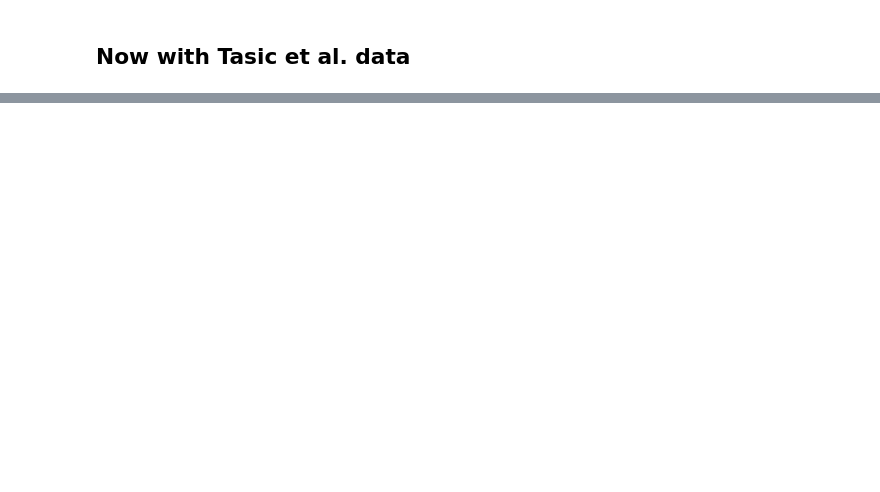
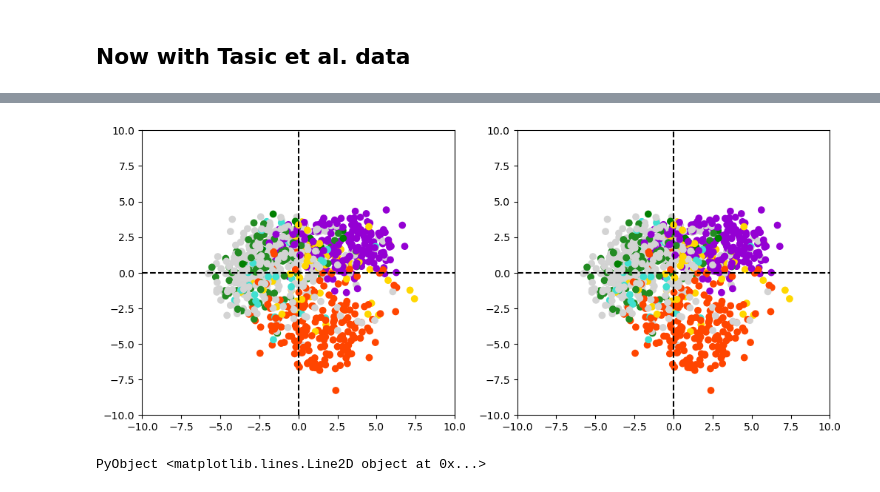
Before and after one commit to ssehztirom/patternextractor.jl, a Jupyter notebook: LogLinearModelingEvaluation.ipynb, the cells around one changed output, grey strips where cells are left out. Saved outputs shown, nothing was run; the diff lists cells and outputs as text; code cells hidden in the pictures; blank space fills up the shorter version.

```diff
--- a/LogLinearModelingEvaluation.ipynb
+++ b/LogLinearModelingEvaluation.ipynb
@@ -674,0 +954,2 @@ ax[4].axvline(x = 0.0,c="black",linestyle="--")
+# %%
+yhat = annotatesamplesbypattern(x01,xsbin[1:1000,:],res[2],y)
@@ -674,0 +976,2 @@ ax[4].axvline(x = 0.0,c="black",linestyle="--")
+# %%
+pcs = prcomps(xsbin[1:1000,:])[:,1:2]
@@ -674,0 +996,18 @@ ax[4].axvline(x = 0.0,c="black",linestyle="--")
+# %%
+md = Dict(
+    "L4"    => "turquoise",
+  "Vip"   => "darkviolet",
+  "Sst"   => "gold",
+  "L5a"   => "forestgreen",
+  "Pvalb" => "orangered",
+  "L2"    => "green",
+  "L5b"   => "lightgrey",
+  "Smad3" => "lightgrey",
+  "Igtp"  => "lightgrey",
+  "L6b"   => "lightgrey",
+  "L2/3"  => "lightgrey",
+  "L6a"   => "lightgrey",
+  "Sncg"  => "lightgrey",
+  "Ndnf"  => "lightgrey",
+  "L5"    => "lightgrey"
+)
@@ -674,0 +1051,2 @@ ax[4].axvline(x = 0.0,c="black",linestyle="--")
+# %%
+hatcols = [md[i] for i = yhat]
@@ -674,0 +1071,16 @@ ax[4].axvline(x = 0.0,c="black",linestyle="--")
+# %%
+fig, ax = PyPlot.subplots(nrows=1, ncols=2, figsize=(12, 5))
+scalepar = 10
+ax[1].scatter(pcs[:,1],pcs[:,2],c=hatcols)
+ax[1].set_xlim(-scalepar,scalepar)
+ax[1].set_ylim(-scalepar,scalepar)
+ax[1].axhline(y = 0.0,c="black",linestyle="--")
+ax[1].axvline(x = 0.0,c="black",linestyle="--")
+ax[2].scatter(pcs[:,1],pcs[:,2],c=hatcols)
+ax[2].set_xlim(-scalepar,scalepar)
+ax[2].set_ylim(-scalepar,scalepar)
+ax[2].axhline(y = 0.0,c="black",linestyle="--")
+ax[2].axvline(x = 0.0,c="black",linestyle="--")
+# %% [output]
+[figure, added]
+PyObject <matplotlib.lines.Line2D object at 0x...>
```
Also changed, not shown: parts of 59 cells of this notebook.
